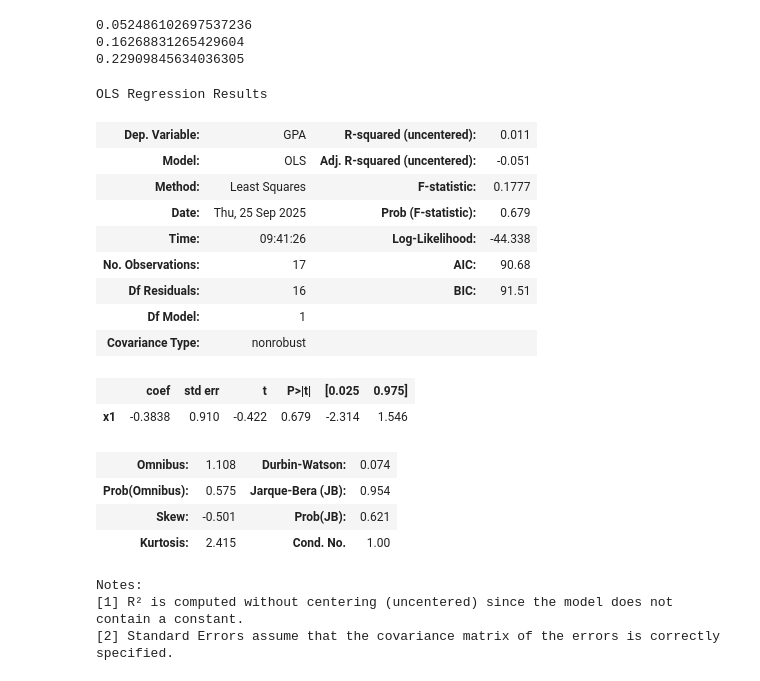
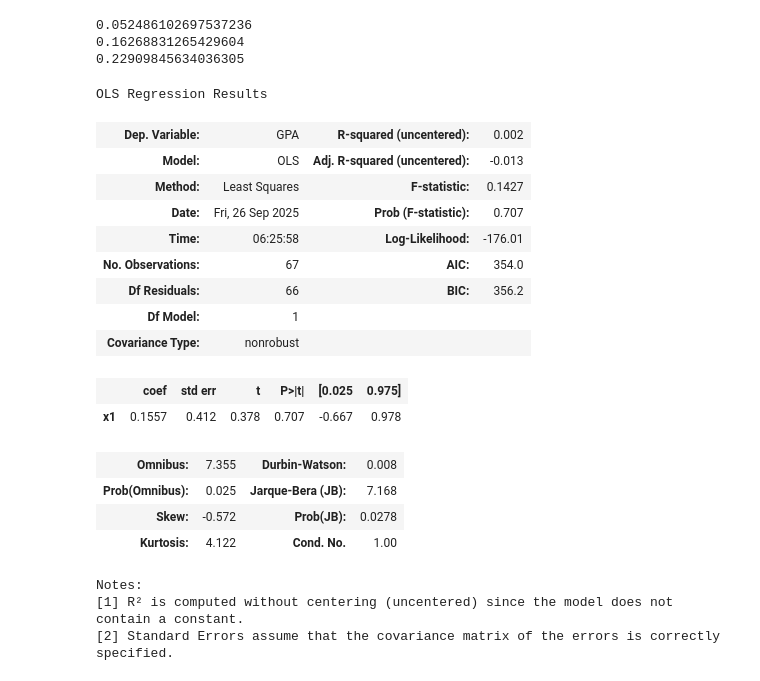
Before and after one commit to sauron432/Mindrisers-DS, a Jupyter notebook: Notebook/new linear regression.ipynb, the cells around one changed output. Drawn from its saved outputs; the diff is of its cells as text; code cells hidden in the pictures.

```diff
--- a/Notebook/new linear regression.ipynb
+++ b/Notebook/new linear regression.ipynb
@@ -110,25 +110,25 @@ print(rmse)
 0.22909845634036305
 # %%
 import statsmodels.api as sm
-model = sm.OLS(y_test,X_test).fit()
+model = sm.OLS(y_train, X_train).fit()
 model.summary()
 # %% [output]
 OLS Regression Results
-| Dep. Variable: | GPA | R-squared (uncentered): | 0.011 |
-| Model: | OLS | Adj. R-squared (uncentered): | -0.051 |
-| Method: | Least Squares | F-statistic: | 0.1777 |
-| Date: | Thu, 25 Sep 2025 | Prob (F-statistic): | 0.679 |
-| Time: | 09:41:26 | Log-Likelihood: | -44.338 |
-| No. Observations: | 17 | AIC: | 90.68 |
-| Df Residuals: | 16 | BIC: | 91.51 |
+| Dep. Variable: | GPA | R-squared (uncentered): | 0.002 |
+| Model: | OLS | Adj. R-squared (uncentered): | -0.013 |
+| Method: | Least Squares | F-statistic: | 0.1427 |
+| Date: | Fri, 26 Sep 2025 | Prob (F-statistic): | 0.707 |
+| Time: | 06:25:58 | Log-Likelihood: | -176.01 |
+| No. Observations: | 67 | AIC: | 354.0 |
+| Df Residuals: | 66 | BIC: | 356.2 |
 | Df Model: | 1 |  |  |
 | Covariance Type: | nonrobust |  |  |
 |  | coef | std err | t | P>|t| | [0.025 | 0.975] |
-| x1 | -0.3838 | 0.910 | -0.422 | 0.679 | -2.314 | 1.546 |
+| x1 | 0.1557 | 0.412 | 0.378 | 0.707 | -0.667 | 0.978 |
-| Omnibus: | 1.108 | Durbin-Watson: | 0.074 |
-| Prob(Omnibus): | 0.575 | Jarque-Bera (JB): | 0.954 |
-| Skew: | -0.501 | Prob(JB): | 0.621 |
-| Kurtosis: | 2.415 | Cond. No. | 1.00 |
+| Omnibus: | 7.355 | Durbin-Watson: | 0.008 |
+| Prob(Omnibus): | 0.025 | Jarque-Bera (JB): | 7.168 |
+| Skew: | -0.572 | Prob(JB): | 0.0278 |
+| Kurtosis: | 4.122 | Cond. No. | 1.00 |
 Notes:
 [1] R² is computed without centering (uncentered) since the model does not contain a constant.
 [2] Standard Errors assume that the covariance matrix of the errors is correctly specified.
```
Also changed, not shown: parts of 1 cell of this notebook, 32 other files.
